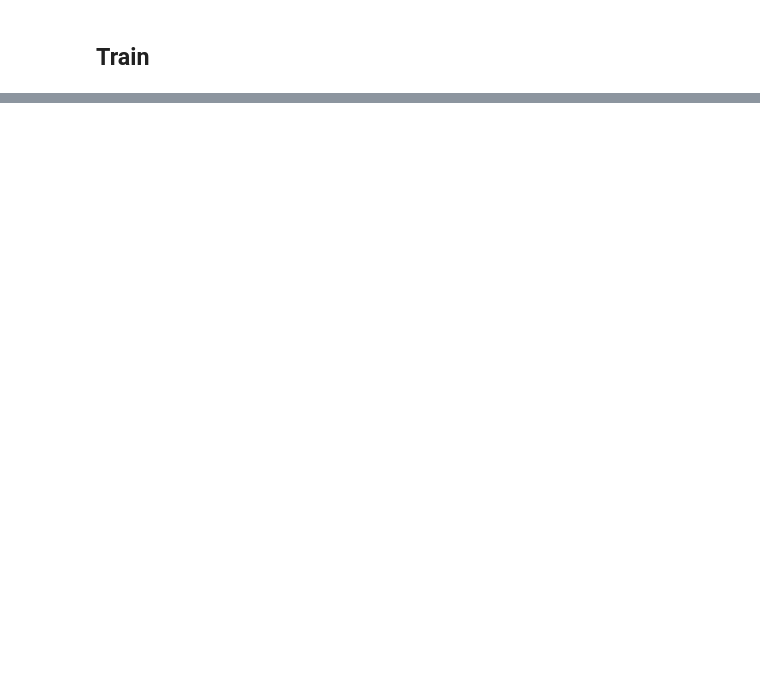
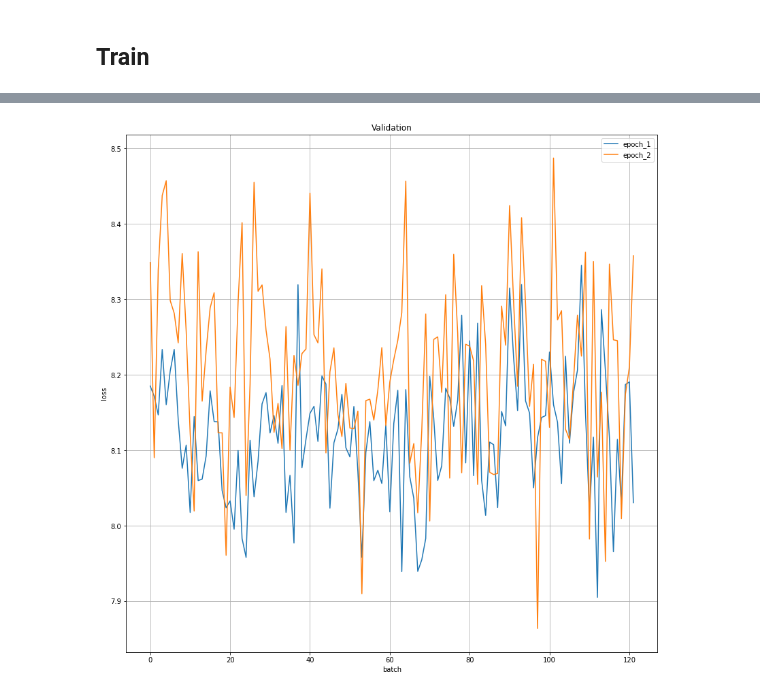
Before and after one commit to deniskapel/GenerativeChitChat, a Jupyter notebook: chatbot.ipynb, the cells around one changed output, grey strips where cells are left out. Saved outputs shown, nothing was run; the diff lists cells and outputs as text; code cells hidden in the pictures; blank space fills up the shorter version.

```diff
--- a/chatbot.ipynb
+++ b/chatbot.ipynb
@@ -509,0 +626,14 @@ def train(model, loader, criterion, optimizer, clip=3., last_n_losses=500, verbo
+# %%
+plt.figure(figsize=(14, 14))
+plt.xlabel('batch')
+plt.ylabel('loss')
+plt.title('Validation')
+
+for i in range(len(validation_losses)):
+    label = f'epoch_{i+1}'
+    plt.plot(validation_losses[i], label=label)
+
+plt.legend()
+plt.grid()
+# %% [output]
+[figure, added]
```
Also changed, not shown: parts of 21 cells of this notebook.
